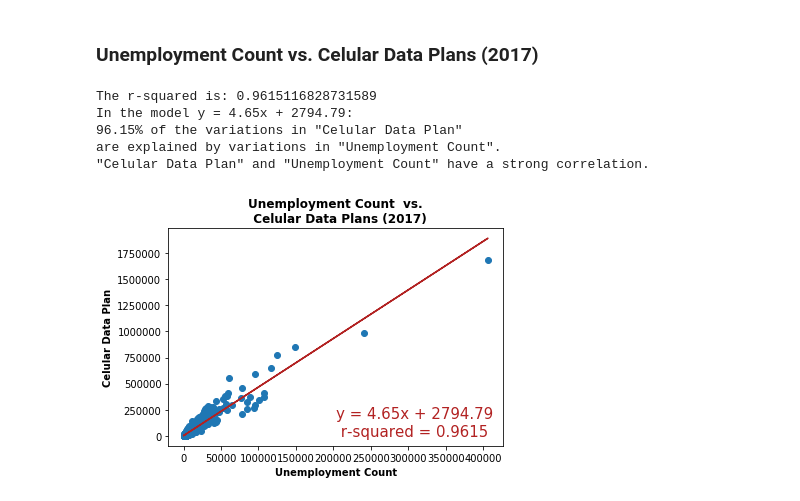
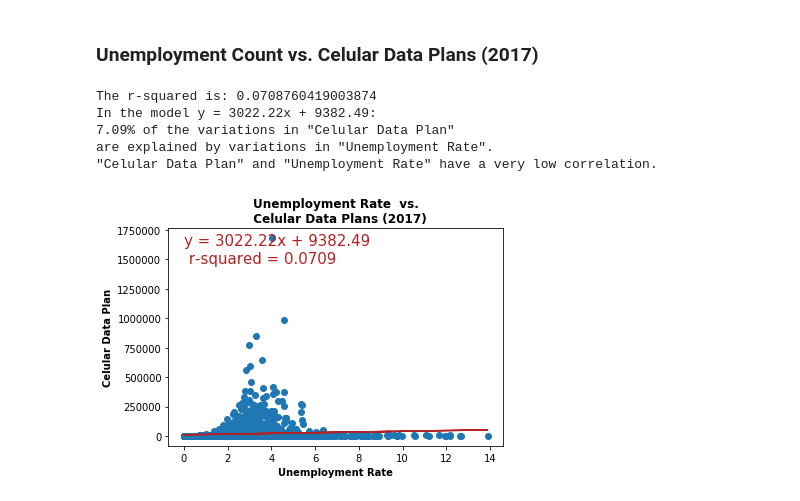
Before and after one commit to Emi-Babu/5G-Network-Analysis, a Jupyter notebook: scatter_regression_census/scatter_plots.ipynb, the cells around one changed output. Drawn from its saved outputs; the diff is of its cells as text; code cells hidden in the pictures.

```diff
--- a/scatter_regression_census/scatter_plots.ipynb
+++ b/scatter_regression_census/scatter_plots.ipynb
@@ -9,7 +9,7 @@ from matplotlib.ticker import FuncFormatter
 # %% [markdown]
 ## Load Clean and Merged File
 # %%
-plot_df = pd.read_csv("../cesar_census/output/census_data_states.csv")
+plot_df = pd.read_csv("../cesar_census/output/census_data_county.csv")
 #plot_df = plot_df.drop(['Unnamed: 0'], axis=1)
 plot_df
 # %% [output]
@@ -241,21 +243,21 @@ are explained by variations in "Poverty Count".
 # %% [markdown]
 ### Unemployment Count vs. Celular Data Plans (2017)
 # %%
-x_values = plot_df["Unemployment Count"]
+x_values = plot_df["Unemployment Rate"]
 y_values = plot_df["Households with Celular Data Plan"]
-chart_title = "Unemployment Count vs. Celular Data Plans (2017)"
+chart_title = "Unemployment Rate vs. Celular Data Plans (2017)"
 file_name = "output/" +"Fig.6 - " + chart_title
-x_label = "Unemployment Count"
+x_label = "Unemployment Rate"
 y_label = "Celular Data Plan"
 
-scatter_reg(x_values, y_values, chart_title, file_name, x_label, y_label,'LowerRight')
+scatter_reg(x_values, y_values, chart_title, file_name, x_label, y_label,'UpperLeft')
 # %% [output]
-The r-squared is: 0.9615116828731589
-In the model y = 4.65x + 2794.79:
-96.15% of the variations in "Celular Data Plan"
-are explained by variations in "Unemployment Count".
-"Celular Data Plan" and "Unemployment Count" have a strong correlation.
+The r-squared is: 0.0708760419003874
+In the model y = 3022.22x + 9382.49:
+7.09% of the variations in "Celular Data Plan"
+are explained by variations in "Unemployment Rate".
+"Celular Data Plan" and "Unemployment Rate" have a very low correlation.
-[figure, old version]
+[figure, new version]
 # %%
 top_ten = plot_df.sort_values(by=['Population'], ascending=False)
 top_ten = top_ten.reset_index(drop=True)
```
Also changed, not shown: parts of 5 cells of this notebook, 6 other files.
